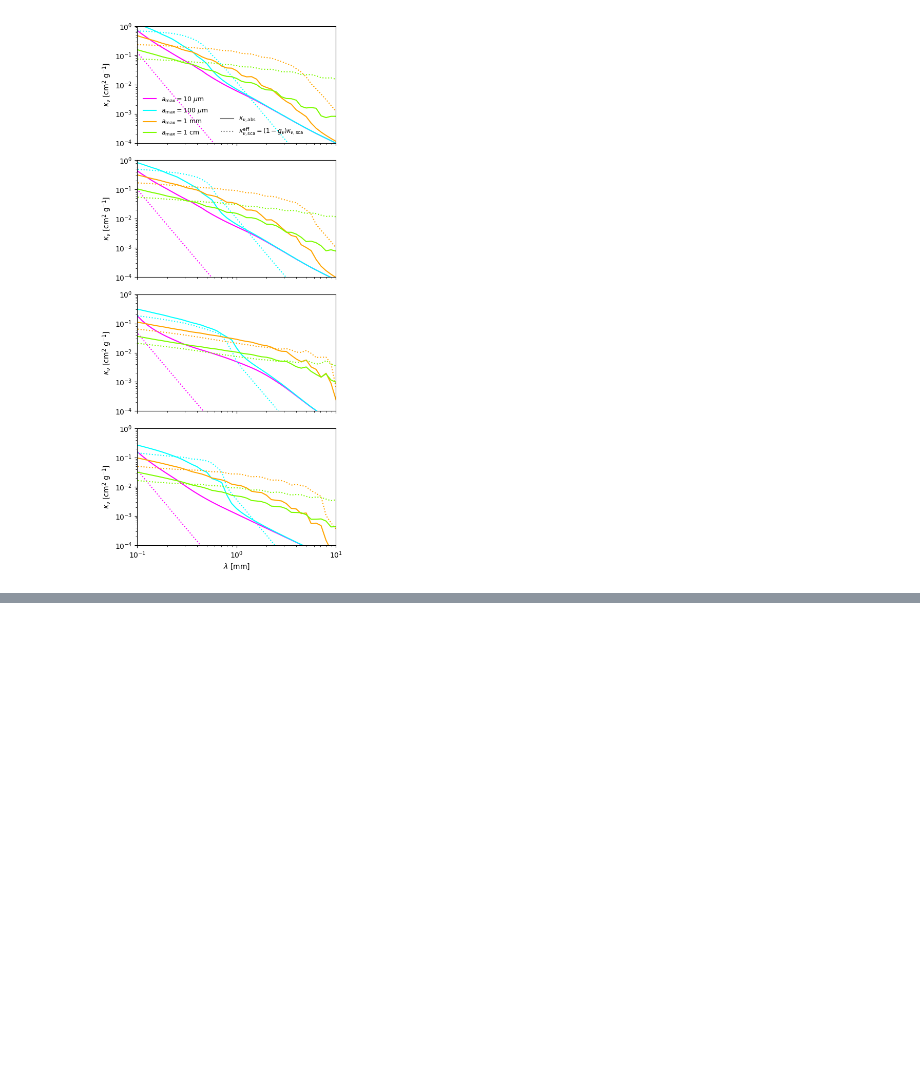
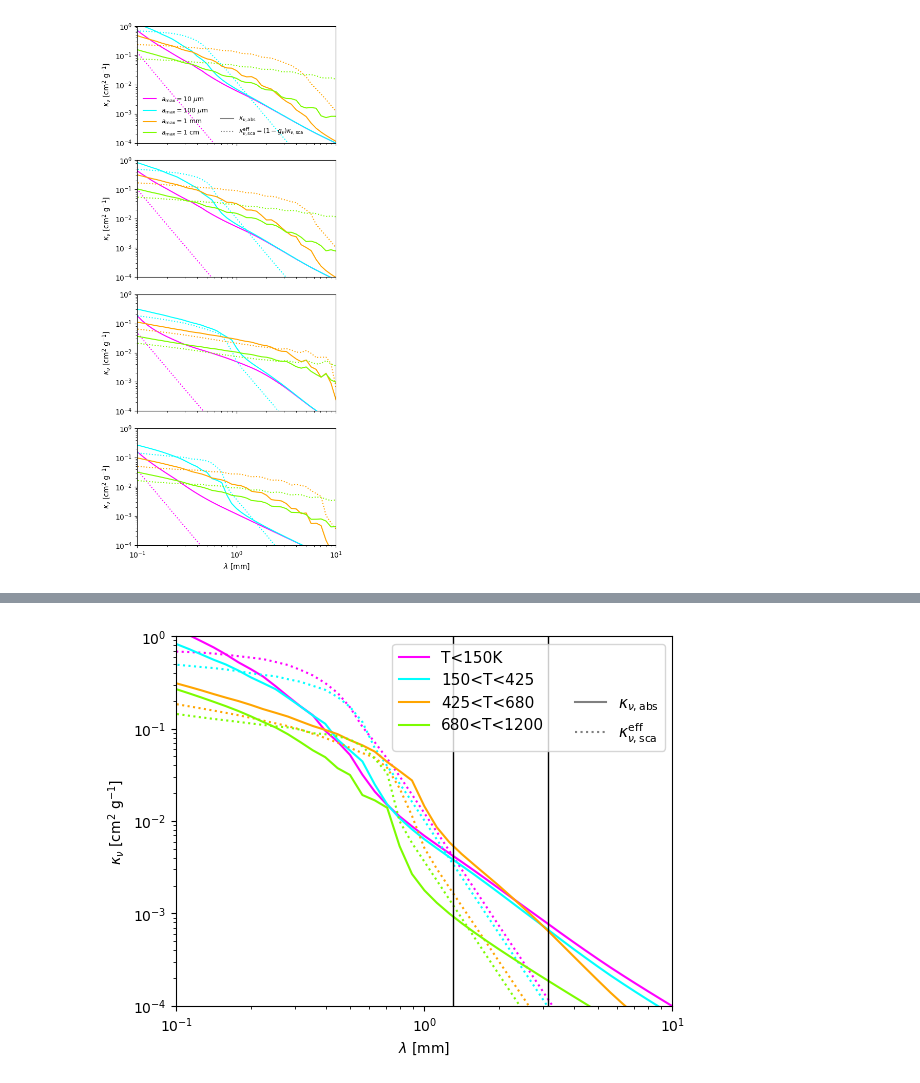
Before and after one commit to hyp0515/Disk_Model_line_rt, a Jupyter notebook: example/diff_amax_dust_opacity/compare.ipynb, the cells around one changed output, grey strips where cells are left out. Cells and saved outputs as stored; diff of their text form; code cells hidden in the pictures; blank space fills up the shorter version.

```diff
--- a/example/diff_amax_dust_opacity/compare.ipynb
+++ b/example/diff_amax_dust_opacity/compare.ipynb
@@ -155,0 +179,4 @@ plot_dif_t_regime_one_amax(opacity=opacity_table)
+# %%
+plot_dif_t_regime_one_amax(1e2) # um
+# %% [output]
+[figure, added]
```
Also changed, not shown: parts of 6 cells of this notebook, 20 other files.
